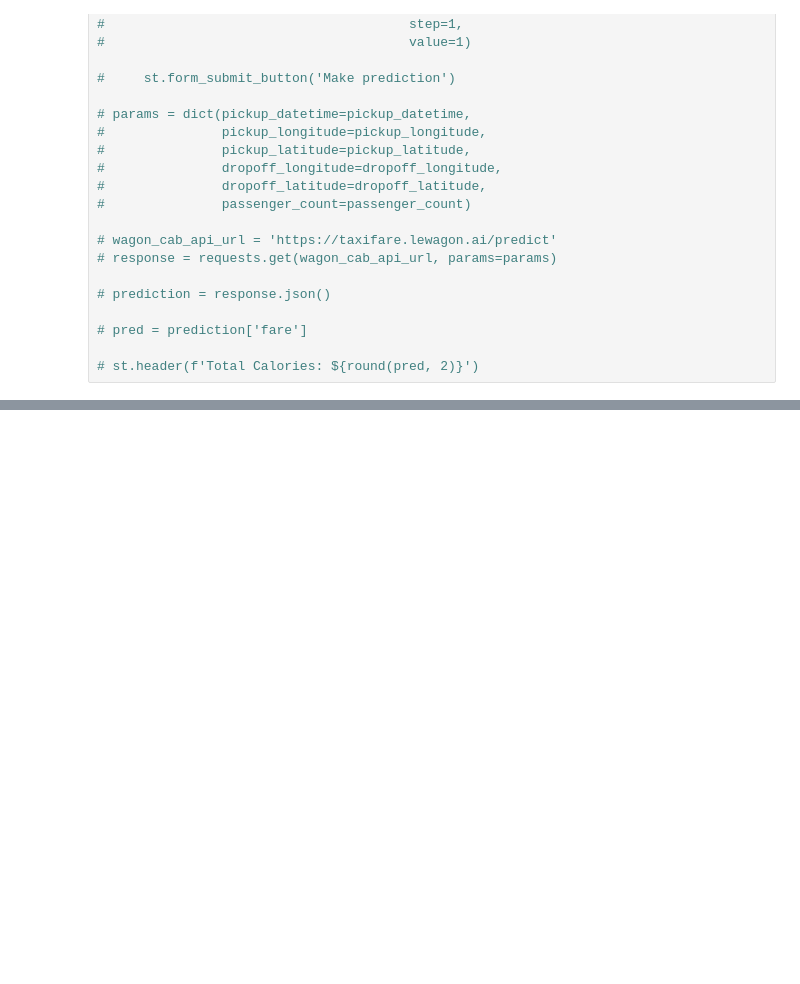
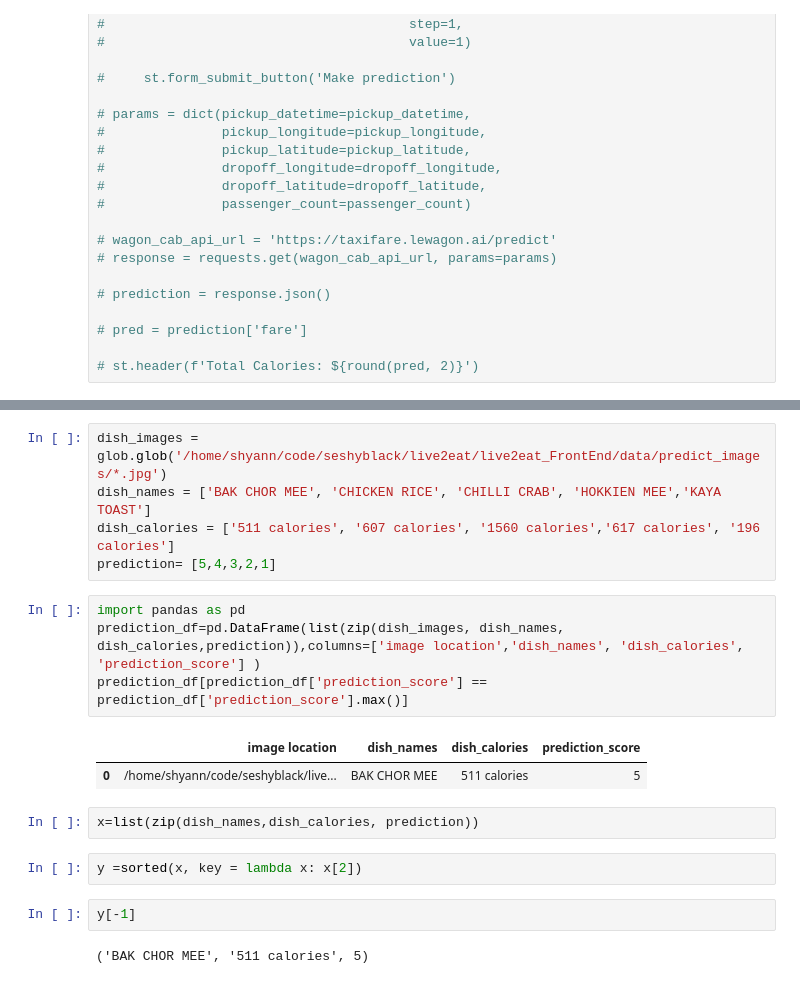
Before and after one commit to pmh1988/live2eat, a Jupyter notebook: notebooks/CodeBuild.ipynb, the cells around one changed output, grey strips where cells are left out. Cells and saved outputs as stored; diff of their text form; blank space fills up the shorter version.

Commit message:
display image results

```diff
--- a/notebooks/CodeBuild.ipynb
+++ b/notebooks/CodeBuild.ipynb
@@ -286,0 +372,20 @@ for path, subdirs, files in os.walk(folderName):
+# %%
+dish_images = glob.glob('/home/shyann/code/seshyblack/live2eat/live2eat_FrontEnd/data/predict_images/*.jpg')
+dish_names = ['BAK CHOR MEE', 'CHICKEN RICE', 'CHILLI CRAB', 'HOKKIEN MEE','KAYA TOAST']
+dish_calories = ['511 calories', '607 calories', '1560 calories','617 calories', '196 calories']
+prediction= [5,4,3,2,1]
+# %%
+import pandas as pd
+prediction_df=pd.DataFrame(list(zip(dish_images, dish_names, dish_calories,prediction)),columns=['image location','dish_names', 'dish_calories', 'prediction_score'] )
+prediction_df[prediction_df['prediction_score'] == prediction_df['prediction_score'].max()]
+# %% [output]
+|  | image location | dish_names | dish_calories | prediction_score |
+| 0 | /home/shyann/code/seshyblack/live... | BAK CHOR MEE | 511 calories | 5 |
+# %%
+x=list(zip(dish_names,dish_calories, prediction))
+# %%
+y =sorted(x, key = lambda x: x[2])
+# %%
+y[-1]
+# %% [output]
+('BAK CHOR MEE', '511 calories', 5)
```
Also changed, not shown: parts of 8 cells of this notebook, 1 other file.
